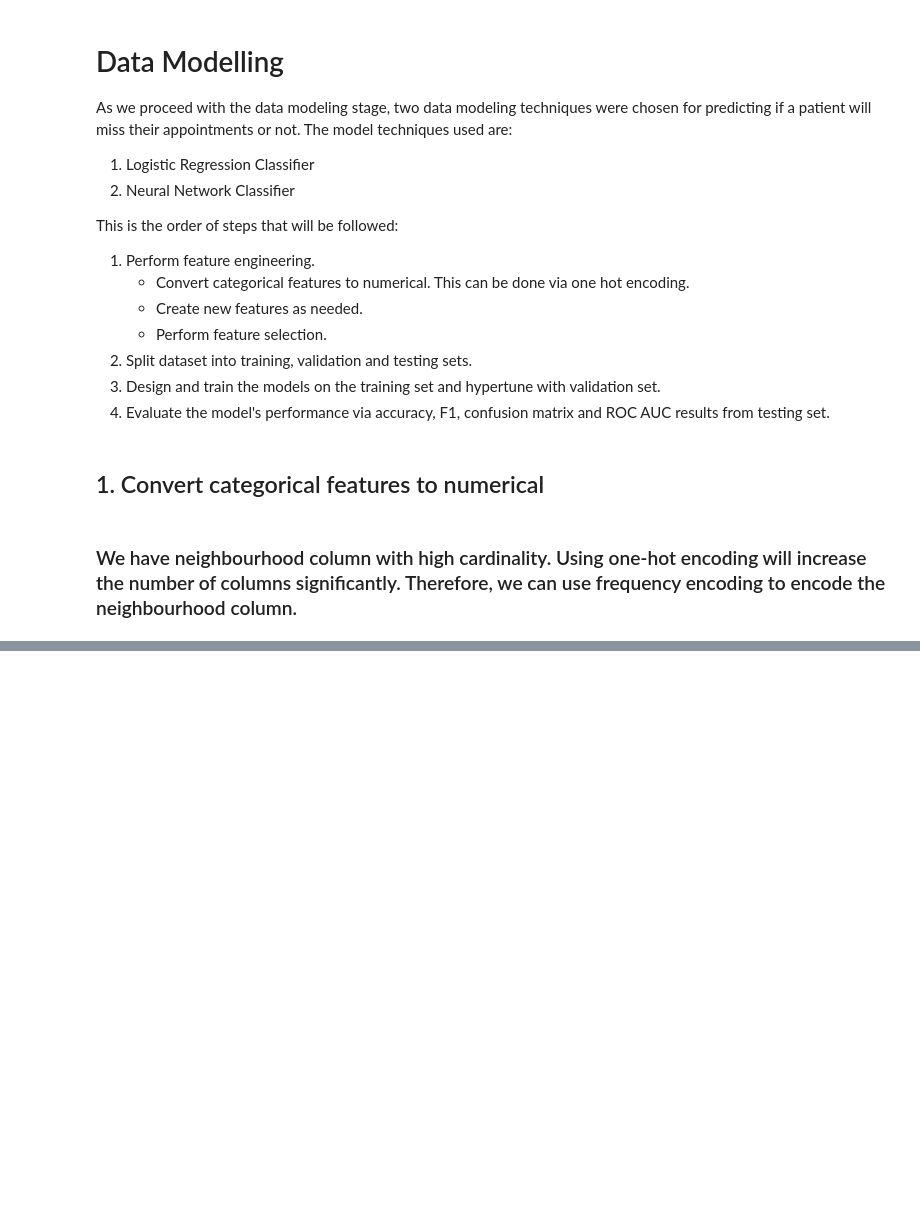
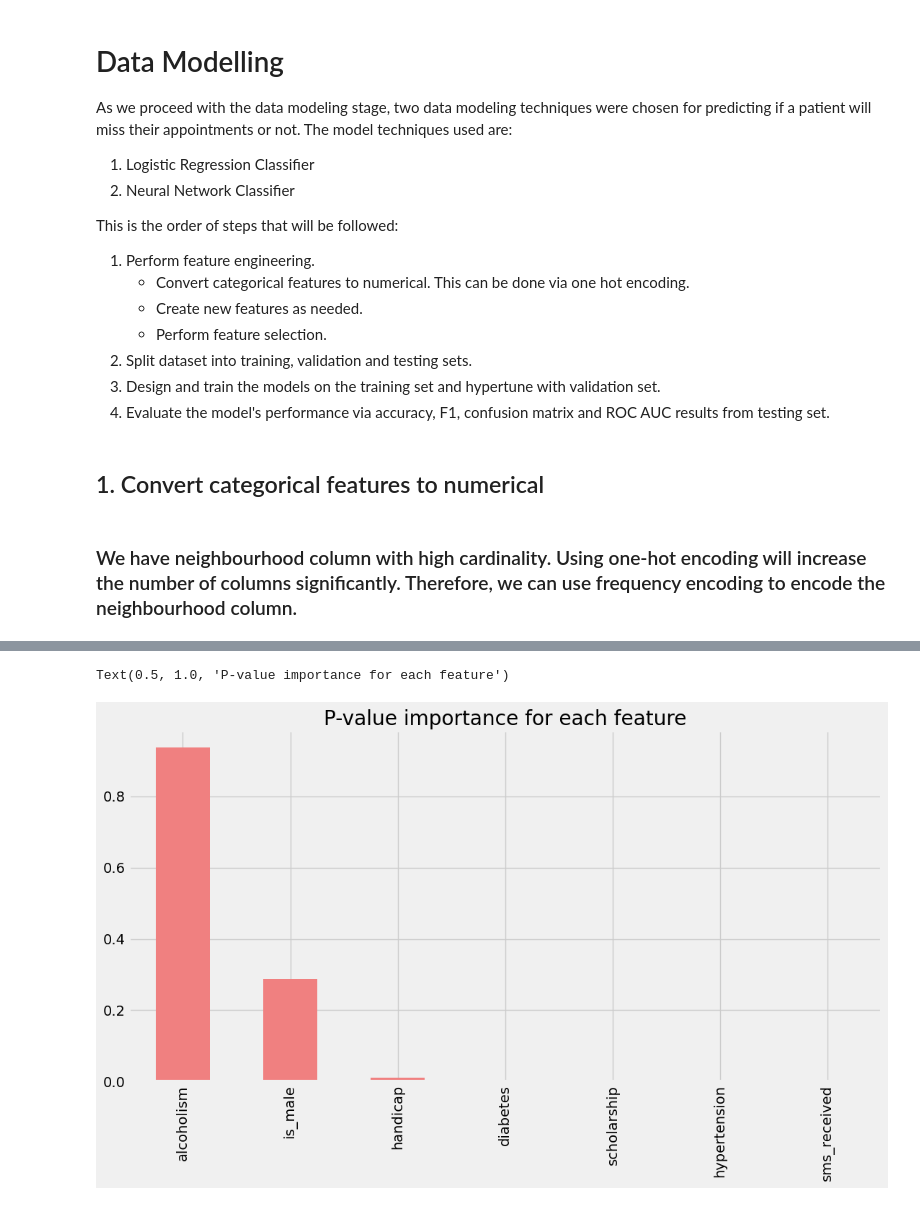
Before and after one commit to KingXP-Pythoner/appt-noshow-model, a Jupyter notebook: Medical_Appointment_No_Show_Classification_Prediction.ipynb, the cells around one changed output, grey strips where cells are left out. Saved outputs shown, nothing was run; the diff lists cells and outputs as text; code cells hidden in the pictures; blank space fills up the shorter version.

```diff
--- a/Medical_Appointment_No_Show_Classification_Prediction.ipynb
+++ b/Medical_Appointment_No_Show_Classification_Prediction.ipynb
@@ -726,0 +781,10 @@ dfm.head()
+# %%
+# Higher the p-value, the more the feature is independent of the target variable
+# Plot the p-values using a bar chart. Give a chart title of 'P-value importance for each feature'
+p_values = pd.Series(chi_scores[1], index=X.columns)
+p_values.sort_values(ascending=False, inplace=True)
+p_values.plot(kind='bar', figsize=(12, 6), color='lightcoral')
+plt.title('P-value importance for each feature')
+# %% [output]
+Text(0.5, 1.0, 'P-value importance for each feature')
+[figure, added]
```
Also changed, not shown: parts of 12 cells of this notebook.
